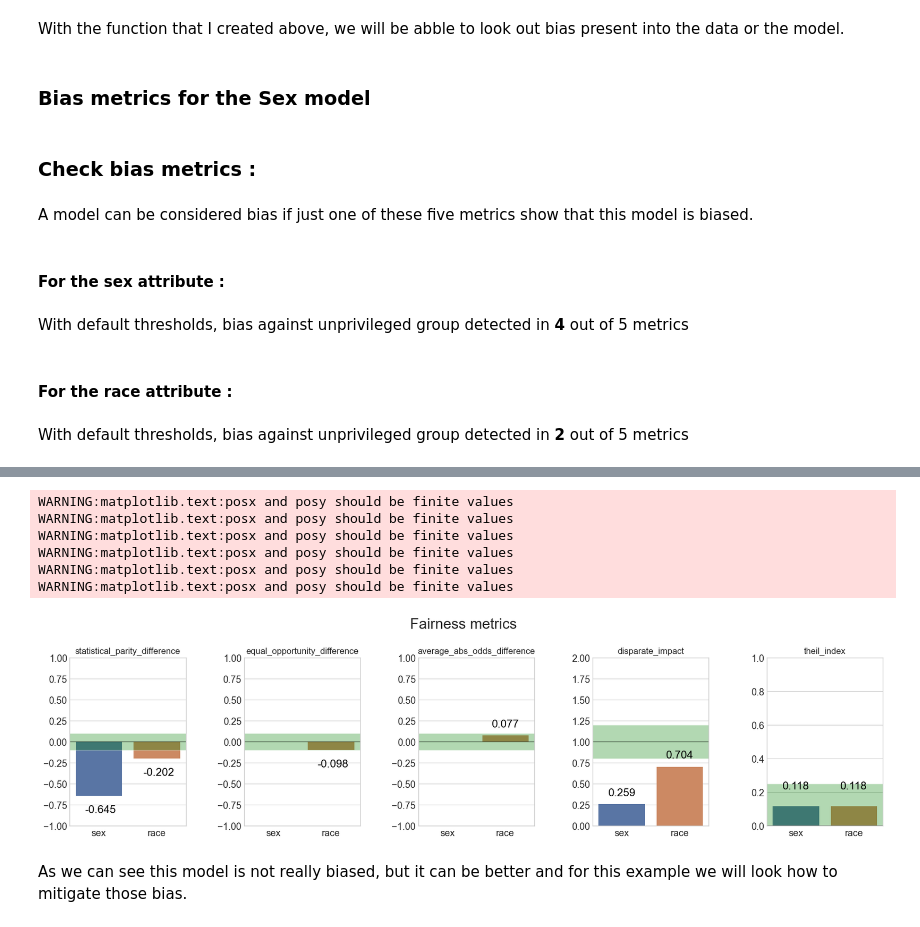
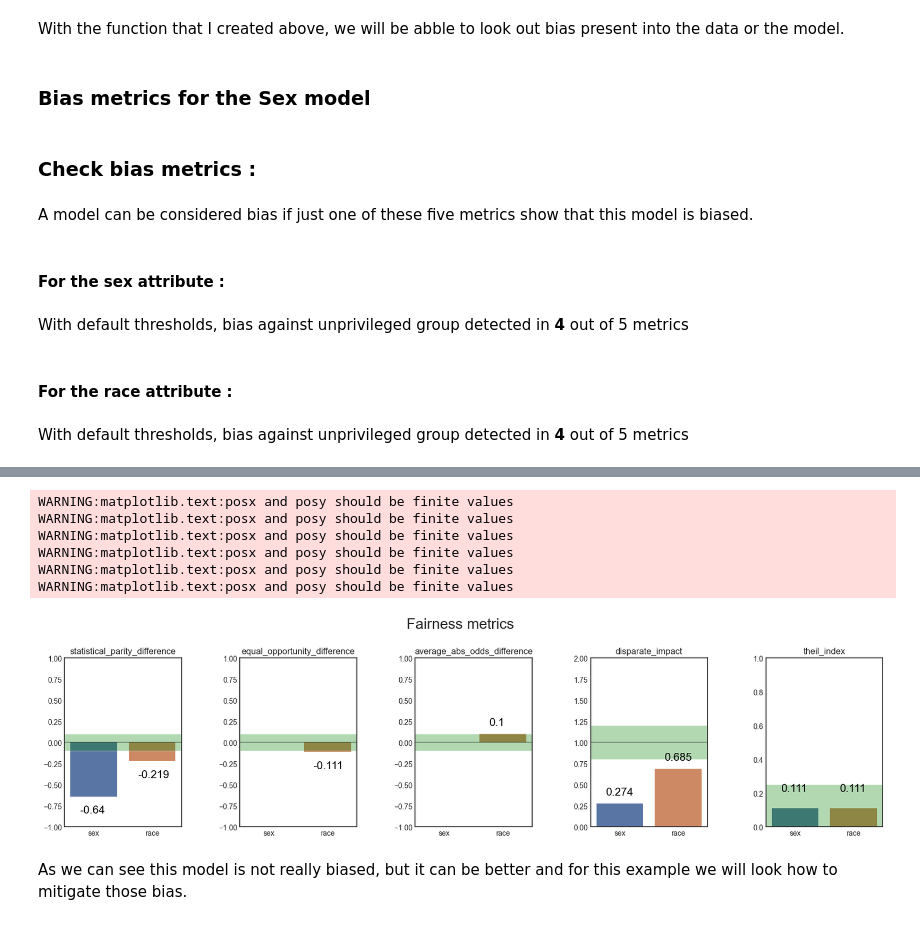
Before and after one commit to samiulengineer/sagan_fair_classifier, a Jupyter notebook: project/fair_ml_aif360.ipynb, the cells around one changed output, grey strips where cells are left out. Saved outputs shown, nothing was run; the diff lists cells and outputs as text; code cells hidden in the pictures.

Commit message:
fair_ml_aif360 final 1

```diff
--- a/project/fair_ml_aif360.ipynb
+++ b/project/fair_ml_aif360.ipynb
@@ -287,8 +285,8 @@ Perpetrator Sex : (8625, 14)
 ml_models = {"Logistic Regression": LogisticRegression(),
           "Decision tree" : DecisionTreeClassifier(),
           "Naive bayes" : GaussianNB(),
-          "Linear SVM" : SVC(kernel='linear', probability=True),
-          "Gaussian SVM" : SVC(kernel='rbf', probability=True),
+          #"Linear SVM" : SVC(kernel='linear', probability=True),
+          #"Gaussian SVM" : SVC(kernel='rbf', probability=True),
           "Random forest" : RandomForestClassifier(n_estimators=100)}
 
 save_models =[]
@@ -596,7 +597,7 @@ def get_fair_metrics_and_plot(data, model, plot=True, model_aif=False):
 With the function that I created above, we will be abble to look out bias present into the data or the model.
 # %%
 display(Markdown('### Bias metrics for the Sex model'))
-fair = get_fair_metrics_and_plot(data_orig_sex_test, rf_orig_sex)
+fair = get_fair_metrics_and_plot(data_orig_sex_test, ml_models["Random forest"] ) #rf_orig_sex
 # %% [output]
 ### Bias metrics for the Sex model
 ### Check bias metrics :
@@ -604,6 +605,6 @@ A model can be considered bias if just one of these five metrics show that this
 #### For the sex attribute :
 With default thresholds, bias against unprivileged group detected in **4** out of 5 metrics
 #### For the race attribute :
-With default thresholds, bias against unprivileged group detected in **2** out of 5 metrics
+With default thresholds, bias against unprivileged group detected in **4** out of 5 metrics
 |  | statistical_parity_difference | equal_opportunity_difference | average_abs_odds_difference | disparate_impact | theil_index |
 | objective | 0.000000 | 0.000000 | 0.000000 | 1.000000 | 0.000000 |
@@ -612,10 +613,10 @@ With default thresholds, bias against unprivileged group detected in **2** out o
 WARNING:matplotlib.text:posx and posy should be finite values
 WARNING:matplotlib.text:posx and posy should be finite values
 WARNING:matplotlib.text:posx and posy should be finite values
 WARNING:matplotlib.text:posx and posy should be finite values
 WARNING:matplotlib.text:posx and posy should be finite values
 WARNING:matplotlib.text:posx and posy should be finite values
-[figure, old version]
+[figure, new version]
 # %% [markdown]
 As we can see this model is not really biased, but it can be better and for this example we will look how to mitigate those bias.
 # %%
```
Also changed, not shown: parts of 16 cells of this notebook.
